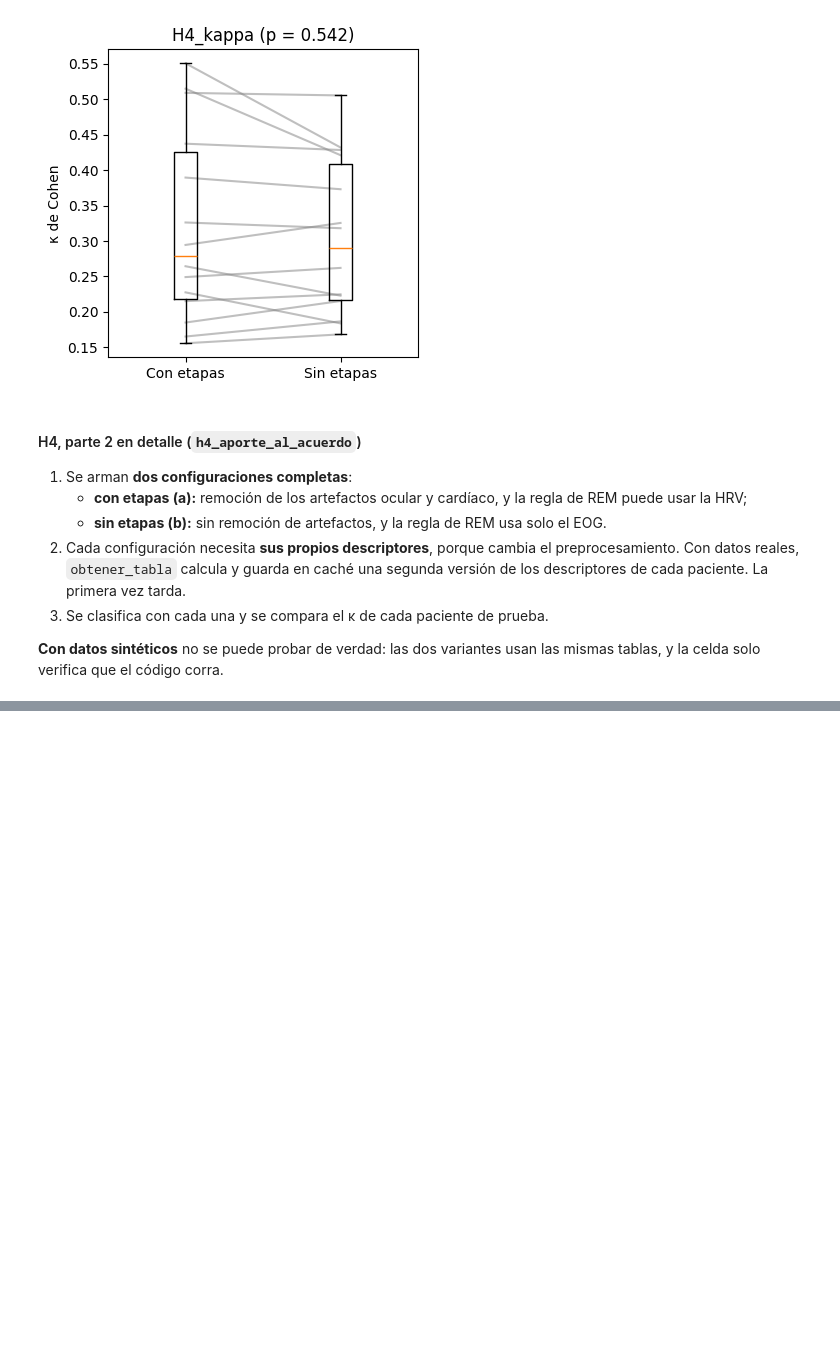
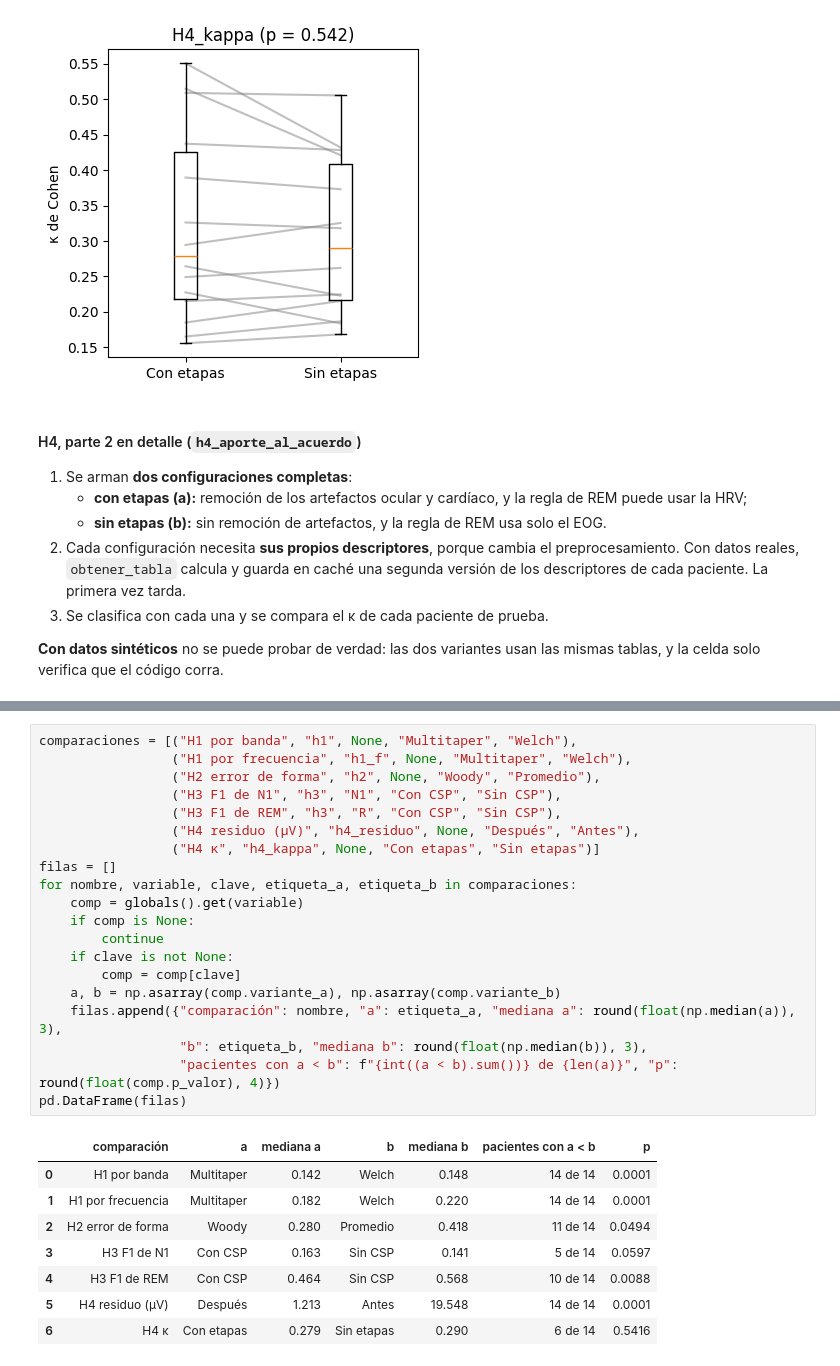
Before and after one commit to ldelia22/PSIB2026Q2-TPS-Grupo02-CassanoNieto-DElia-Ortega, a Jupyter notebook: codigo/notebooks/04_frente_C_hipotesis.ipynb, the cells around one changed output, grey strips where cells are left out. Saved outputs shown, nothing was run; the diff lists cells and outputs as text; blank space fills up the shorter version.

```diff
--- a/codigo/notebooks/04_frente_C_hipotesis.ipynb
+++ b/codigo/notebooks/04_frente_C_hipotesis.ipynb
@@ -471,0 +476,29 @@ H4_kappa: p = 0.5416
+# %%
+comparaciones = [("H1 por banda", "h1", None, "Multitaper", "Welch"),
+                 ("H1 por frecuencia", "h1_f", None, "Multitaper", "Welch"),
+                 ("H2 error de forma", "h2", None, "Woody", "Promedio"),
+                 ("H3 F1 de N1", "h3", "N1", "Con CSP", "Sin CSP"),
+                 ("H3 F1 de REM", "h3", "R", "Con CSP", "Sin CSP"),
+                 ("H4 residuo (µV)", "h4_residuo", None, "Después", "Antes"),
+                 ("H4 κ", "h4_kappa", None, "Con etapas", "Sin etapas")]
+filas = []
+for nombre, variable, clave, etiqueta_a, etiqueta_b in comparaciones:
+    comp = globals().get(variable)
+    if comp is None:
+        continue
+    if clave is not None:
+        comp = comp[clave]
+    a, b = np.asarray(comp.variante_a), np.asarray(comp.variante_b)
+    filas.append({"comparación": nombre, "a": etiqueta_a, "mediana a": round(float(np.median(a)), 3),
+                  "b": etiqueta_b, "mediana b": round(float(np.median(b)), 3),
+                  "pacientes con a < b": f"{int((a < b).sum())} de {len(a)}", "p": round(float(comp.p_valor), 4)})
+pd.DataFrame(filas)
+# %% [output]
+|  | comparación | a | mediana a | b | mediana b | pacientes con a < b | p |
+| 0 | H1 por banda | Multitaper | 0.142 | Welch | 0.148 | 14 de 14 | 0.0001 |
+| 1 | H1 por frecuencia | Multitaper | 0.182 | Welch | 0.220 | 14 de 14 | 0.0001 |
+| 2 | H2 error de forma | Woody | 0.280 | Promedio | 0.418 | 11 de 14 | 0.0494 |
+| 3 | H3 F1 de N1 | Con CSP | 0.163 | Sin CSP | 0.141 | 5 de 14 | 0.0597 |
+| 4 | H3 F1 de REM | Con CSP | 0.464 | Sin CSP | 0.568 | 10 de 14 | 0.0088 |
+| 5 | H4 residuo (µV) | Después | 1.213 | Antes | 19.548 | 14 de 14 | 0.0001 |
+| 6 | H4 κ | Con etapas | 0.279 | Sin etapas | 0.290 | 6 de 14 | 0.5416 |
```
Also changed, not shown: parts of 1 cell of this notebook, 18 other files.
